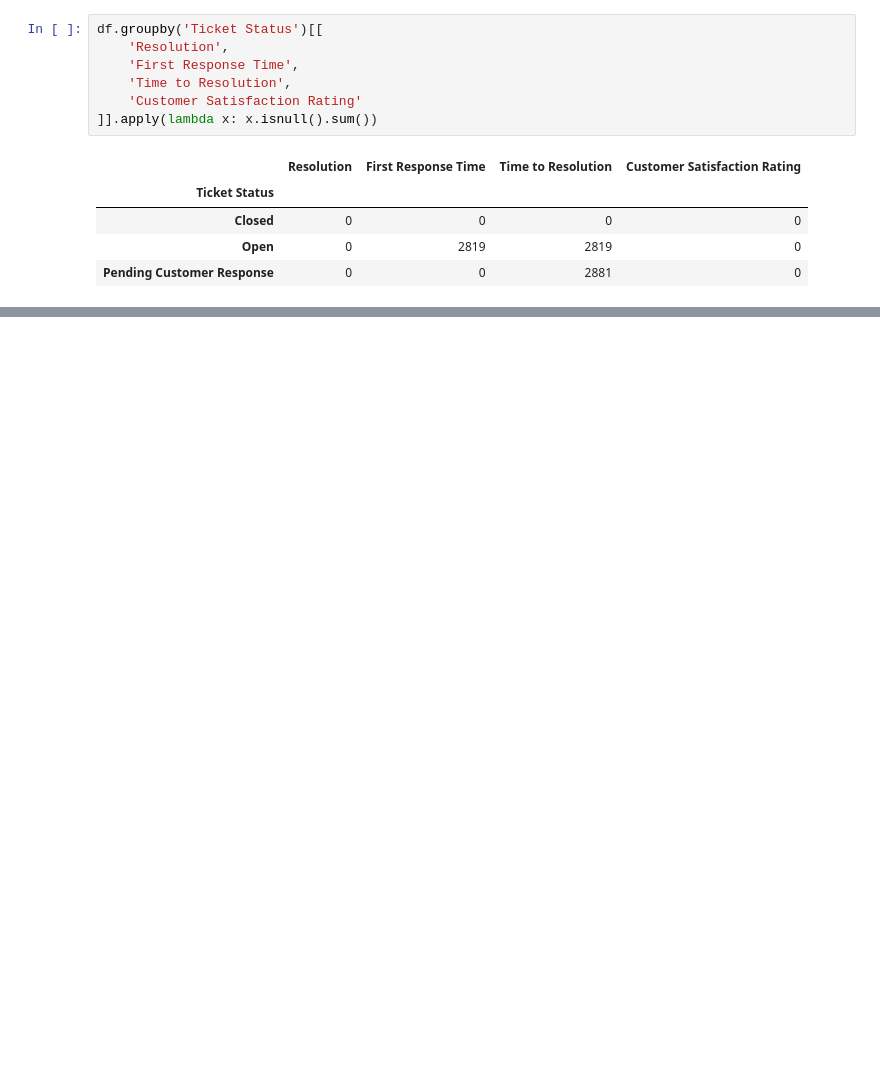
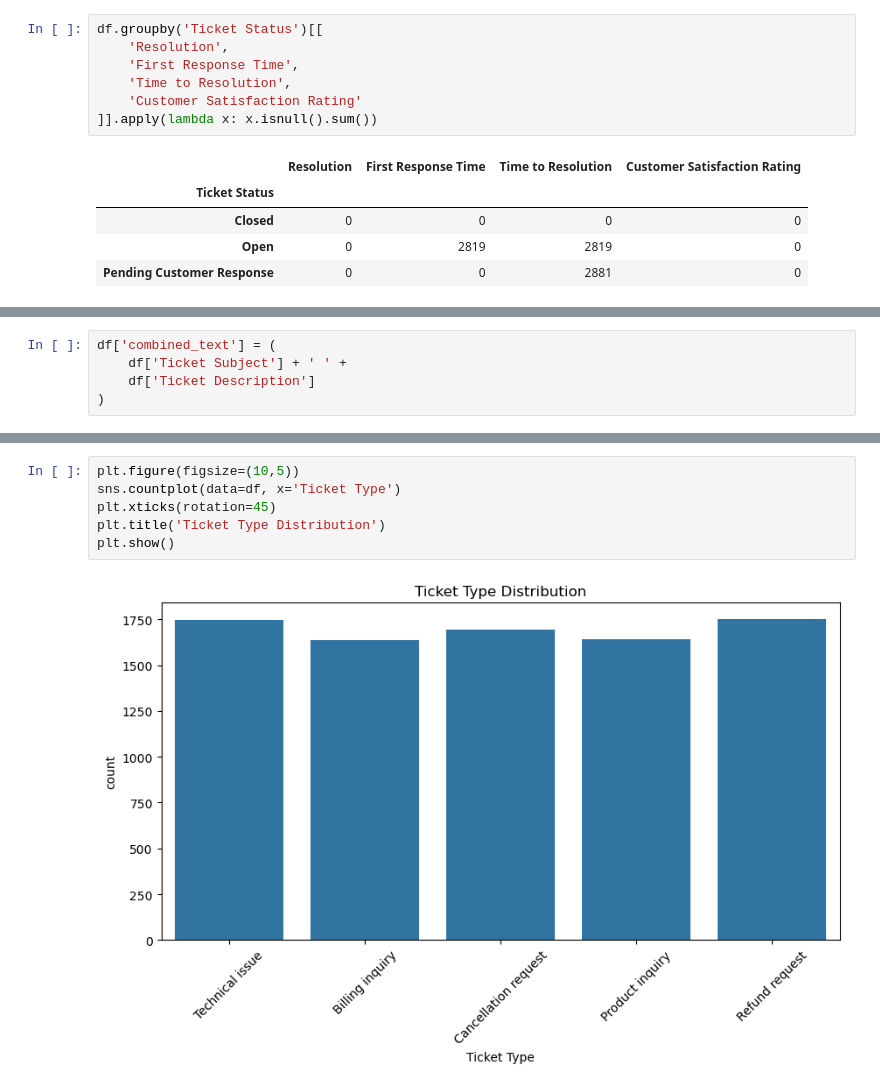
Before and after one commit to Ash2243/ai-technical-support-assistant, a Jupyter notebook: notebook/AI Technical Support Assistant - Exploratory Data Analysis.ipynb, the cells around one changed output, grey strips where cells are left out. Drawn from its saved outputs; the diff is of its cells as text; blank space fills up the shorter version.

```diff
--- a/notebook/AI Technical Support Assistant - Exploratory Data Analysis.ipynb
+++ b/notebook/AI Technical Support Assistant - Exploratory Data Analysis.ipynb
@@ -88,0 +134,5 @@ df.groupby('Ticket Status')[[
+# %%
+df['combined_text'] = (
+    df['Ticket Subject'] + ' ' +
+    df['Ticket Description']
+)
@@ -88,0 +156,8 @@ df.groupby('Ticket Status')[[
+# %%
+plt.figure(figsize=(10,5))
+sns.countplot(data=df, x='Ticket Type')
+plt.xticks(rotation=45)
+plt.title('Ticket Type Distribution')
+plt.show()
+# %% [output]
+[figure, added]
```
Also changed, not shown: parts of 41 cells of this notebook.
